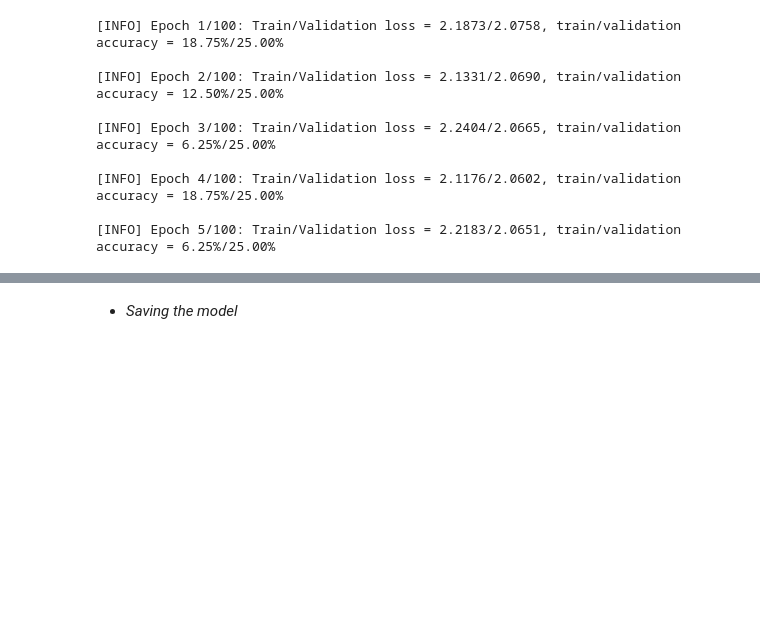
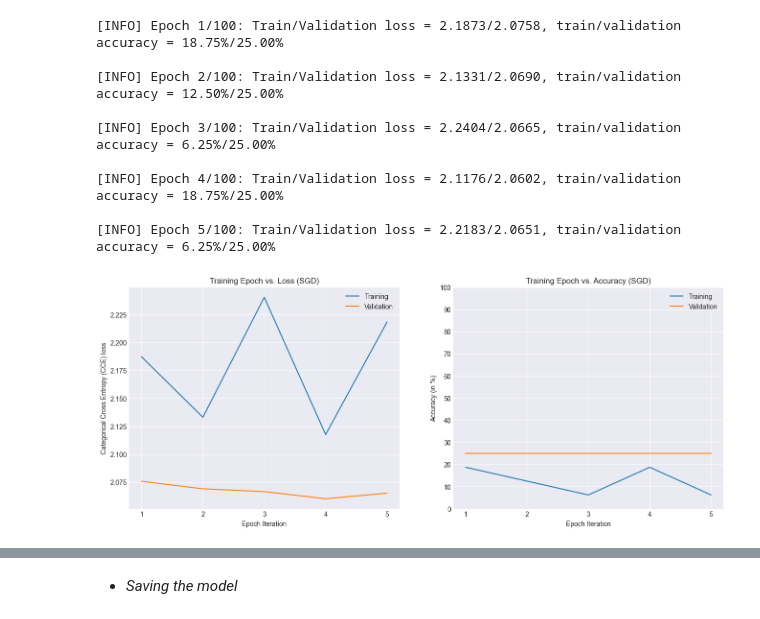
Before and after one commit to Trim0500/FE-Stats-Classifier, a Jupyter notebook: FE_Stats_Model_Analysis.ipynb, the cells around one changed output, grey strips where cells are left out. Cells and saved outputs as stored; diff of their text form; code cells hidden in the pictures; blank space fills up the shorter version.

Commit message:
Feat[FE_Stats_Model]: CNN Train and validation report and matrix

```diff
--- a/FE_Stats_Model_Analysis.ipynb
+++ b/FE_Stats_Model_Analysis.ipynb
@@ -211,4 +211,6 @@ balanced_cnn_history = ma.run_train_forward_pytorch(balanced_cnn_classifier, tra
 [INFO] Epoch 5/100: Train/Validation loss = 2.2183/2.0651, train/validation accuracy = 6.25%/25.00%
 # %%
 # [FE Stats]: Run this cell if a new model is meant to be created
-ma.show_analysis_charts(balanced_mlp_history["train_losses"], balanced_mlp_history["train_accs"], balanced_mlp_history["val_losses"], balanced_mlp_history["val_accs"])
+ma.show_analysis_charts(balanced_cnn_history["train_losses"], balanced_cnn_history["train_accs"], balanced_cnn_history["val_losses"], balanced_cnn_history["val_accs"])
+# %% [output]
+[figure, added]
```
Also changed, not shown: parts of 2 cells of this notebook, 1 other file.
